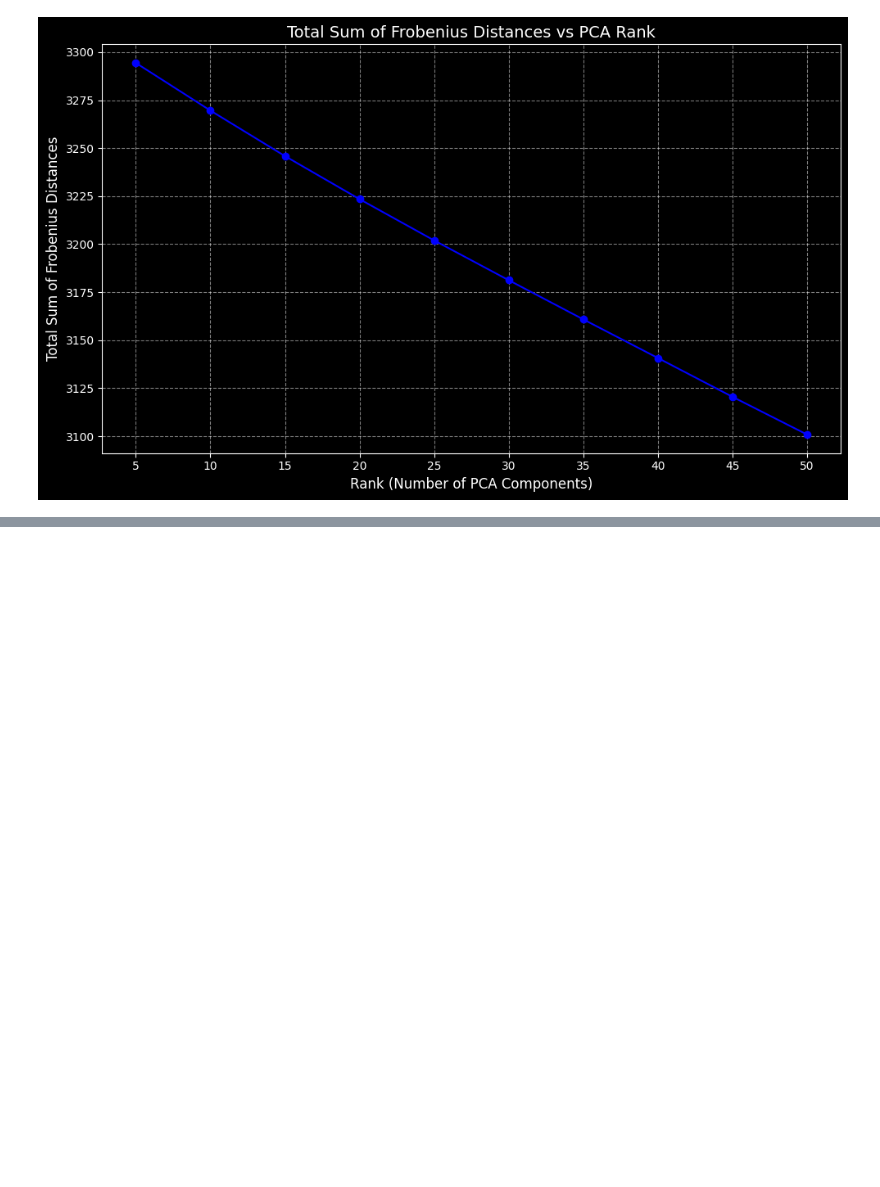
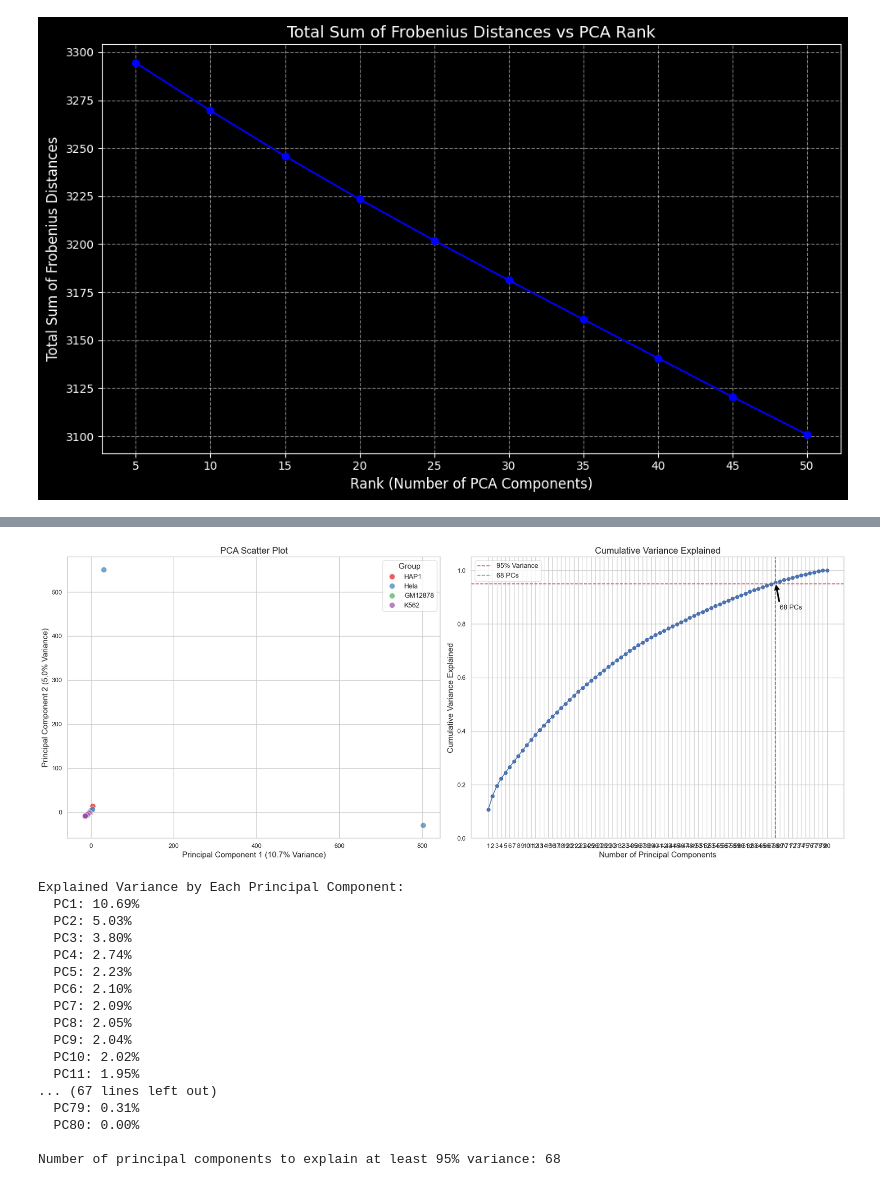
Before and after one commit to HaochongYANG/dna_heterogeneity, a Jupyter notebook: research_data.ipynb, the cells around one changed output, grey strips where cells are left out. Drawn from its saved outputs; the diff is of its cells as text; code cells hidden in the pictures; blank space fills up the shorter version.

```diff
--- a/research_data.ipynb
+++ b/research_data.ipynb
@@ -388,28 +395,28 @@ for file in tqdm(os.listdir("GM12878")):
     if file.endswith(".txt"):
         data = parse_file(f"GM12878/{file}")
         if data is not None:
-            matrix_in_list = load_txt_to_matrix(data)
+            matrix_in_list = load_txt_to_matrix_fix_size(data)
             GM12878_MATRICES_FIXED_SIZE.append(block_diag(matrix_in_list).toarray())
 
 for file in tqdm(os.listdir("HAP1")):
     if file.endswith(".txt"):
         data = parse_file(f"HAP1/{file}")
         if data is not None:
-            matrix_in_list = load_txt_to_matrix(data)
+            matrix_in_list = load_txt_to_matrix_fix_size(data)
             HAP1_MATRICES_FIXED_SIZE.append(block_diag(matrix_in_list).toarray())
 
 for file in tqdm(os.listdir("Hela")):
     if file.endswith(".txt"):
         data = parse_file(f"Hela/{file}")
         if data is not None:
-            matrix_in_list = load_txt_to_matrix(data)
+            matrix_in_list = load_txt_to_matrix_fix_size(data)
             Hela_MATRICES_FIXED_SIZE.append(block_diag(matrix_in_list).toarray())
 
 for file in tqdm(os.listdir("K562")):
     if file.endswith(".txt"):
         data = parse_file(f"K562/{file}")
         if data is not None:
-            matrix_in_list = load_txt_to_matrix(data)
+            matrix_in_list = load_txt_to_matrix_fix_size(data)
             K562_MATRICES_FIXED_SIZE.append(block_diag(matrix_in_list).toarray())
 # %%
 sample_num = 20
@@ -497,0 +639,30 @@ ValueError: setting an array element with a sequence. The requested array has an
+# %%
+# Call the plotting function
+plot_pca_with_cumulative_variance(
+    X=X,
+    labels=labels,
+    desired_variance=0.95,        # Desired cumulative variance threshold
+    random_seed=42,               # For reproducibility
+    figsize=(20, 8),              # Figure size
+    palette='Set1',               # Color palette for groups
+    save_path=None     # Optional: Path to save the plots
+)
+# %% [output]
+[figure, added]
+Explained Variance by Each Principal Component:
+  PC1: 10.69%
+  PC2: 5.03%
+  PC3: 3.80%
+  PC4: 2.74%
+  PC5: 2.23%
+  PC6: 2.10%
+  PC7: 2.09%
+  PC8: 2.05%
+  PC9: 2.04%
+  PC10: 2.02%
+  PC11: 1.95%
+... (67 lines left out)
+  PC79: 0.31%
+  PC80: 0.00%
+
+Number of principal components to explain at least 95% variance: 68
```
Also changed, not shown: parts of 13 cells of this notebook, 1 other file.
